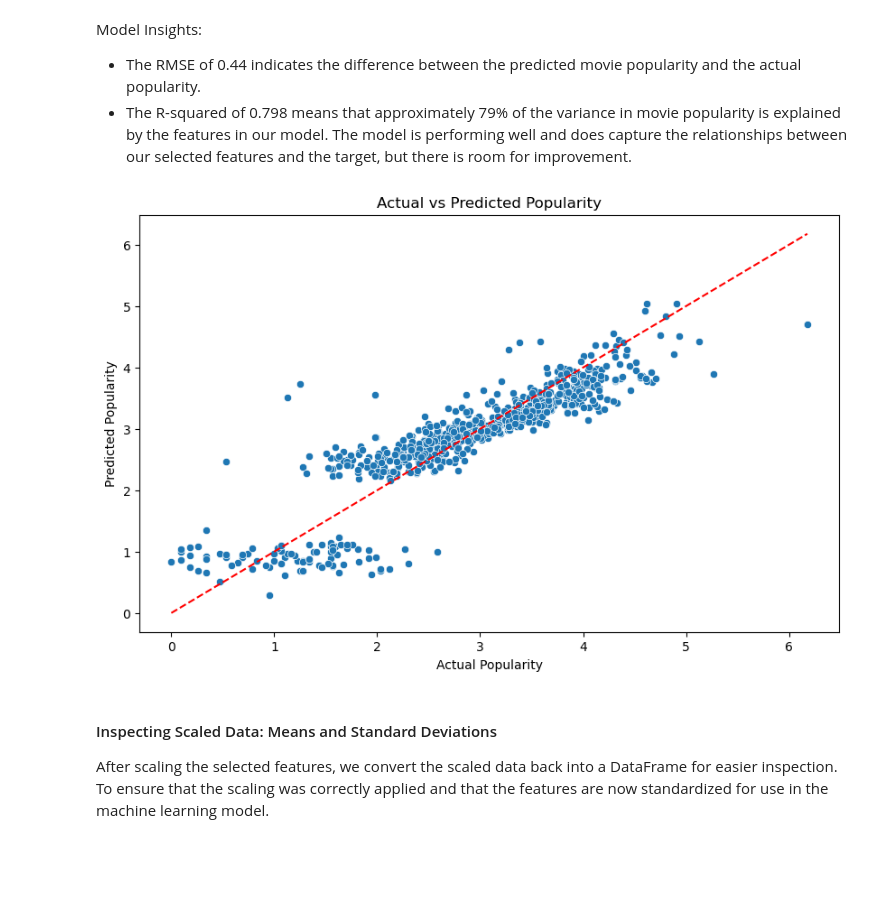
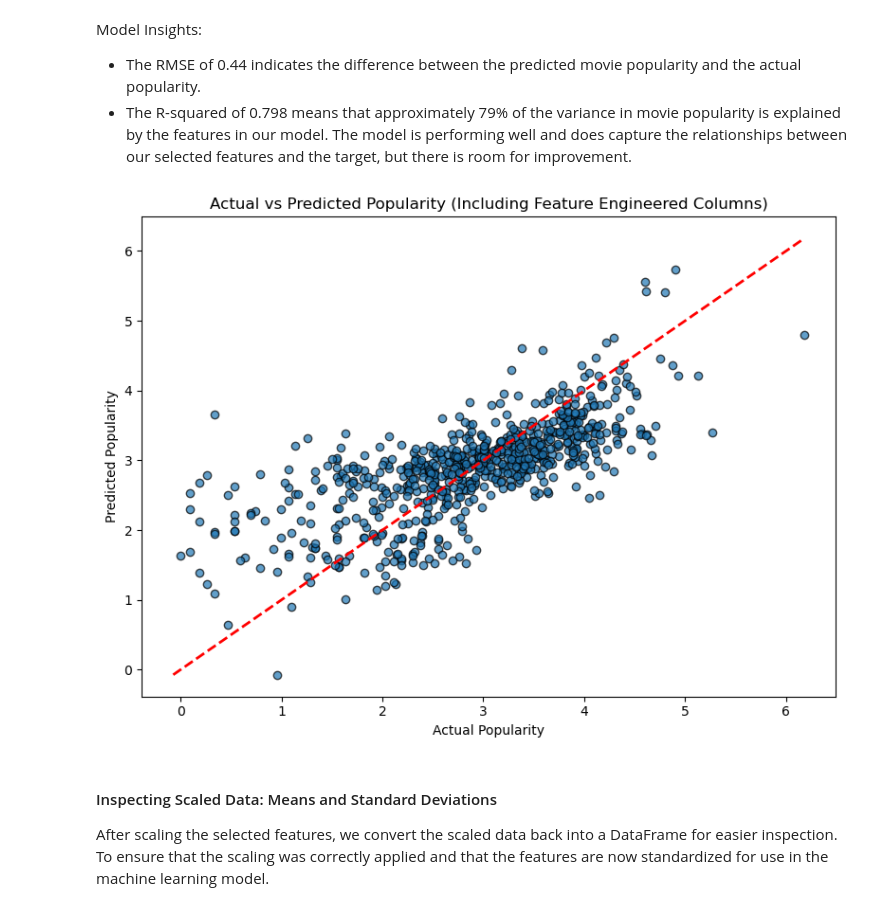
Before and after one commit to riosrose/UCB_project4_group6, a Jupyter notebook: SK_cleaned_up.ipynb, the cells around one changed output. Saved outputs shown, nothing was run; the diff lists cells and outputs as text; code cells hidden in the pictures; blank space fills up the shorter version.

```diff
--- a/SK_cleaned_up.ipynb
+++ b/SK_cleaned_up.ipynb
@@ -1248,6 +1243,0 @@ We compare the distributions of the original and log-transformed features for ke
-# %%
-# Apply log transformation to vote_count
-regression_df['vote_count_log'] = np.log1p(regression_df['vote_count'])
-
-# Display the first few rows to verify the transformation
-regression_df[['vote_count', 'vote_count_log']].head()
@@ -1286,6 +1270,6 @@ plt.show()
 # %%
 # Drop the original columns that are transformed
-regression_df = regression_df.drop(['revenue', 'budget', 'popularity', 'vote_count'], axis=1)
+regression_df = regression_df.drop(['revenue', 'budget', 'popularity'], axis=1)
 # %% [markdown]
 #### Label Encoding for Categorical Features
 
@@ -1340,7 +1324,7 @@ Based on correlation and distribution analysis, we selected key features that ha
 # %%
 # Selecting relevant features based on the correlation and distribution analysis
 selected_features = ['budget_log', 'runtime', 'vote_average',
-                     'vote_count_log', 'month_sin', 'month_cos', 'day_sin', 'day_cos',
+                     'month_sin', 'month_cos', 'day_sin', 'day_cos',
                      'revenue_log', 'budget_runtime_interaction']
 # %%
 # Splitting data into features (X) and target (y)
@@ -1359,7 +1343,7 @@ explain why runtime was scaled - it has variance and the values had a wide range
 # %%
 # Standardizing relevant features
 scaler = StandardScaler()
-columns_to_scale = ['budget_log','revenue_log', 'runtime', 'vote_count_log', 'budget_runtime_interaction']
+columns_to_scale = ['budget_log','revenue_log', 'runtime', 'budget_runtime_interaction']
 X_scaled = X.copy()
 
 X_scaled[columns_to_scale] = scaler.fit_transform(X[columns_to_scale])
@@ -1397,22 +1381,25 @@ Model Insights:
 # %%
 # Create a DataFrame with the actual and predicted values
 results_df = pd.DataFrame({'Actual': y_test, 'Predicted': y_pred})
 
-# Create a scatter plot using seaborn
-plt.figure(figsize=(10, 6))
-sns.scatterplot(x='Actual', y='Predicted', data=results_df)
+# Create the scatter plot
+plt.figure(figsize=(8, 6))
+plt.scatter(results_df['Actual'], results_df['Predicted'], edgecolor='black', alpha=0.7)
 
-# Add a line for perfect predictions
+# Add the red line for perfect predictions
 plt.plot([results_df.min().min(), results_df.max().max()],
-         [results_df.min().min(), results_df.max().max()], color='red', linestyle='--')
+         [results_df.min().min(), results_df.max().max()], color='red', linestyle='--', lw=2)
 
 # Add labels and title
-plt.title('Actual vs Predicted Popularity')
+plt.title('Actual vs Predicted Popularity (Including Feature Engineered Columns)')
 plt.xlabel('Actual Popularity')
 plt.ylabel('Predicted Popularity')
+
+# Show the plot
+plt.tight_layout()
 plt.show()
 # %% [output]
-[figure, old version]
+[figure, new version]
 # %% [markdown]
 #### Inspecting Scaled Data: Means and Standard Deviations
 
```
Also changed, not shown: parts of 44 cells of this notebook.
